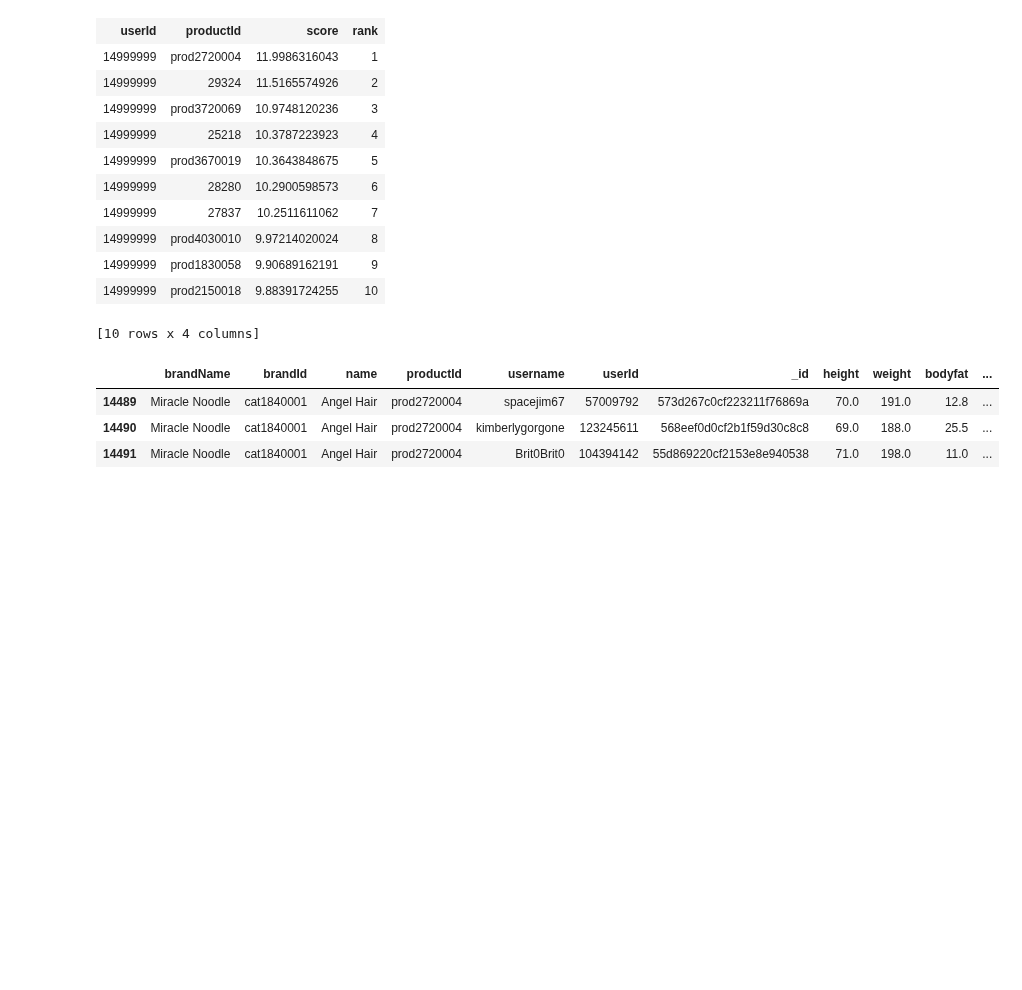
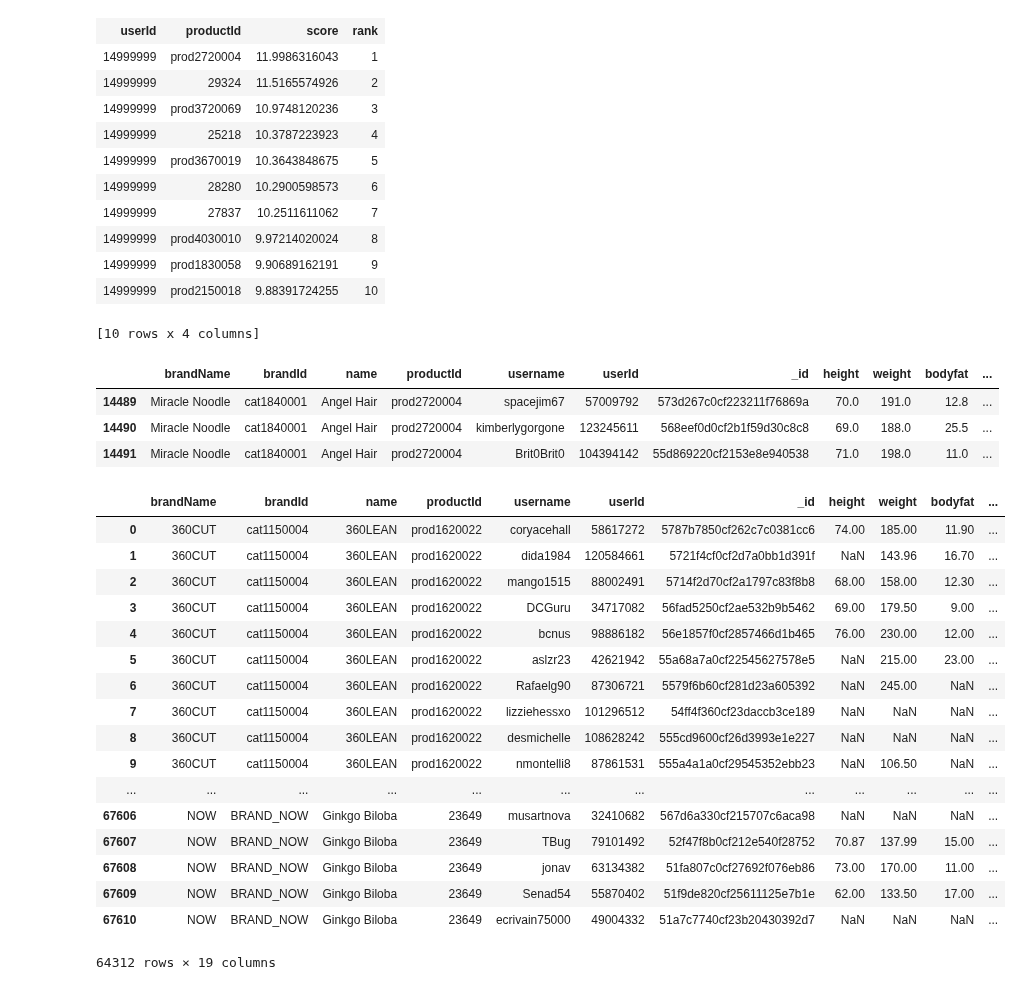
Before and after one commit to bbaltazar/Capstone, a Jupyter notebook: scrap1128.ipynb, the cells around one changed output. Drawn from its saved outputs; the diff is of its cells as text; code cells hidden in the pictures; blank space fills up the shorter version.

```diff
--- a/scrap1128.ipynb
+++ b/scrap1128.ipynb
@@ -207,0 +198,21 @@ prod_drop.to_pickle('rateaproduct.pkl')
+# %%
+df
+# %% [output]
+|  | brandName | brandId | name | productId | username | userId | _id | height | weight | bodyfat | ... |
+| 0 | 360CUT | cat1150004 | 360LEAN | prod1620022 | coryacehall | 58617272 | 5787b7850cf262c7c0381cc6 | 74.00 | 185.00 | 11.90 | ... |
+| 1 | 360CUT | cat1150004 | 360LEAN | prod1620022 | dida1984 | 120584661 | 5721f4cf0cf2d7a0bb1d391f | NaN | 143.96 | 16.70 | ... |
+| 2 | 360CUT | cat1150004 | 360LEAN | prod1620022 | mango1515 | 88002491 | 5714f2d70cf2a1797c83f8b8 | 68.00 | 158.00 | 12.30 | ... |
+| 3 | 360CUT | cat1150004 | 360LEAN | prod1620022 | DCGuru | 34717082 | 56fad5250cf2ae532b9b5462 | 69.00 | 179.50 | 9.00 | ... |
+| 4 | 360CUT | cat1150004 | 360LEAN | prod1620022 | bcnus | 98886182 | 56e1857f0cf2857466d1b465 | 76.00 | 230.00 | 12.00 | ... |
+| 5 | 360CUT | cat1150004 | 360LEAN | prod1620022 | aslzr23 | 42621942 | 55a68a7a0cf22545627578e5 | NaN | 215.00 | 23.00 | ... |
+| 6 | 360CUT | cat1150004 | 360LEAN | prod1620022 | Rafaelg90 | 87306721 | 5579f6b60cf281d23a605392 | NaN | 245.00 | NaN | ... |
+| 7 | 360CUT | cat1150004 | 360LEAN | prod1620022 | lizziehessxo | 101296512 | 54ff4f360cf23daccb3ce189 | NaN | NaN | NaN | ... |
+| 8 | 360CUT | cat1150004 | 360LEAN | prod1620022 | desmichelle | 108628242 | 555cd9600cf26d3993e1e227 | NaN | NaN | NaN | ... |
+| 9 | 360CUT | cat1150004 | 360LEAN | prod1620022 | nmontelli8 | 87861531 | 555a4a1a0cf29545352ebb23 | NaN | 106.50 | NaN | ... |
+| ... | ... | ... | ... | ... | ... | ... | ... | ... | ... | ... | ... |
+| 67606 | NOW | BRAND_NOW | Ginkgo Biloba | 23649 | musartnova | 32410682 | 567d6a330cf215707c6aca98 | NaN | NaN | NaN | ... |
+| 67607 | NOW | BRAND_NOW | Ginkgo Biloba | 23649 | TBug | 79101492 | 52f47f8b0cf212e540f28752 | 70.87 | 137.99 | 15.00 | ... |
+| 67608 | NOW | BRAND_NOW | Ginkgo Biloba | 23649 | jonav | 63134382 | 51fa807c0cf27692f076eb86 | 73.00 | 170.00 | 11.00 | ... |
+| 67609 | NOW | BRAND_NOW | Ginkgo Biloba | 23649 | Senad54 | 55870402 | 51f9de820cf25611125e7b1e | 62.00 | 133.50 | 17.00 | ... |
+| 67610 | NOW | BRAND_NOW | Ginkgo Biloba | 23649 | ecrivain75000 | 49004332 | 51a7c7740cf23b20430392d7 | NaN | NaN | NaN | ... |
+64312 rows × 19 columns
```
Also changed, not shown: parts of 12 cells of this notebook, 2 other files.
